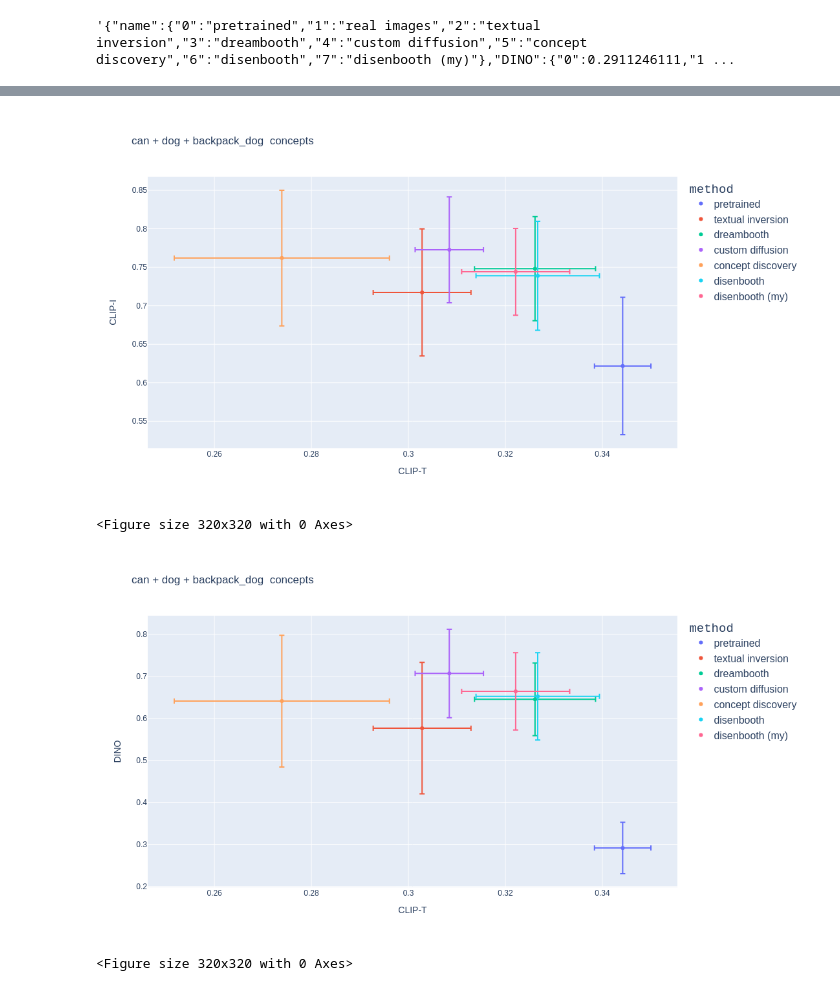
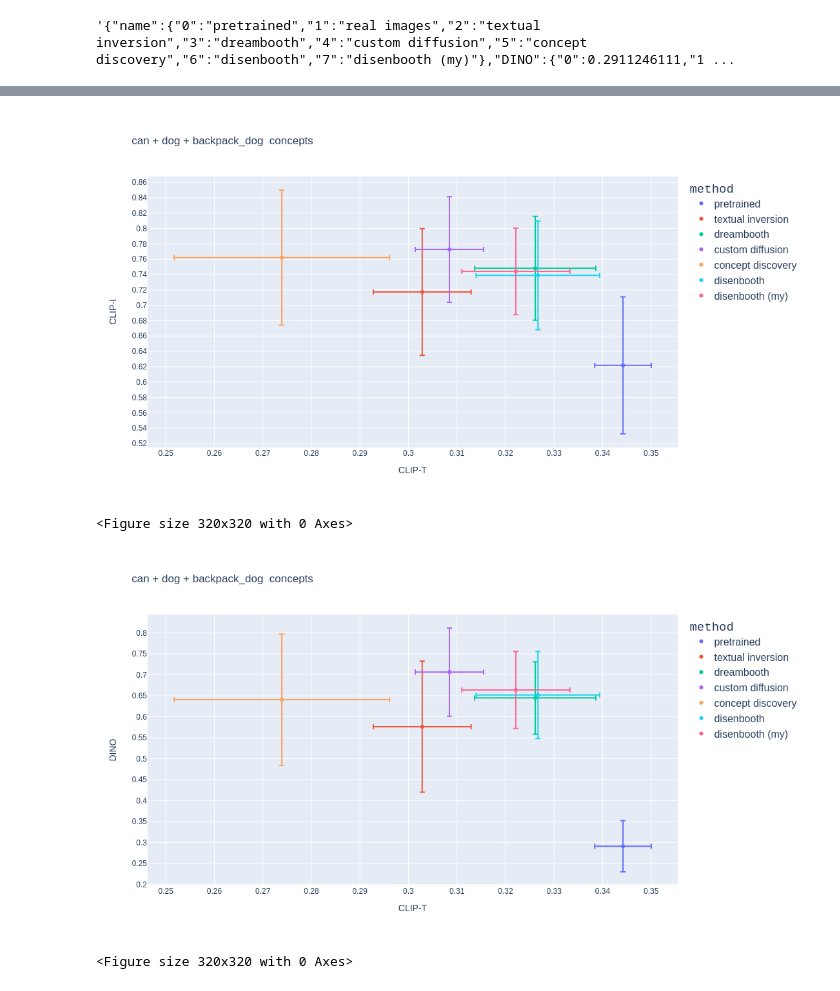
Before and after one commit to AIshutin/subject-driven-gen-eval, a Jupyter notebook: metrics_visualization.ipynb, the cells around one changed output, grey strips where cells are left out. Saved outputs shown, nothing was run; the diff lists cells and outputs as text; code cells hidden in the pictures.

Commit message:
add more plots

```diff
--- a/metrics_visualization.ipynb
+++ b/metrics_visualization.ipynb
@@ -63,19 +53,34 @@ backpack_dog
 # %%
+import pandas as pd
+import json
+
 # name
 entities = ('can', 'dog', 'backpack_dog')
 
-metrics = ["DINO", "CLIP-I", "CLIP-T"]
+metrics = ["DINO", "CLIP-I", "CLIP-T", "DIV"]
 
 columns = ['name'] + metrics
 
 table = []
+
+# Function to apply bold text for max values
+def highlight_max(s):
+    '''
+    Highlight the maximum in a Series yellow.
+    '''
+    if s.name == 'name':
+        return [''] * len(s)
+    else:
+        is_max = s == s[2:].max()
+        return ['font-weight: bold' if v else '' for v in is_max]
+
 
 for entity in entities:
     for metric in metrics:
         columns.append(metric + f' [{entity}]')
     data = [
         ("pretrained", f"evaluation_results/{entity}-baseline-eval.json"),
-        ("real images", f"evaluation_results/{entity}-realimages-eval.json"),
+    #    ("real images", f"evaluation_results/{entity}-realimages-eval.json"),
         ("textual inversion", f"evaluation_results/{entity}-textual_inversion-eval.json"),
         ("dreambooth", f"evaluation_results/{entity}-dreambooth-eval.json"),
         ("custom diffusion", f"evaluation_results/{entity}-custom_diffusion-eval.json"),
@@ -86,9 +91,12 @@ for entity in entities:
     if len(table) == 0:
         table = [[el[0]] + [0] * len(metrics) for el in data]
     for i, (name, path) in enumerate(data):
-        curr = pd.read_json(path, lines=True).mean()
+        j = json.load(open(path))
         for metric in metrics:
-            table[i].append(curr.get(metric, 0))
+            table[i].append(j[metric])
+        #curr = pd.read_json(path, lines=True, dtype={'per_prompt': 'str'}).mean()
+        # for metric in metrics:
+        #    table[i].append(curr.get(metric, 0))
 
 df = pd.DataFrame(table, columns=columns)
 
@@ -172,5 +188,8 @@ fig.update_layout(showlegend=True, legend=dict(
     )
 ))
 
+fig.update_yaxes(nticks=20)
+fig.update_xaxes(nticks=20)
+
 fig.show()
 # %% [output]
@@ -178,4 +196,4 @@ fig.show()
-[figure, old version]
+[figure, new version]
 <Figure size 320x320 with 0 Axes>
 # %%
 import plotly.express as px
@@ -186,7 +204,7 @@ from matplotlib.pyplot import figure
 figure(figsize=(4, 4), dpi=80)
 
 #pio.renderers.default='notebook'
-entity = "can + dog + backpack_dog "
+entity = "can + dog + backpack_dog"
 dfc = df[df['name'] != 'real images']
 fig = px.scatter(dfc, color='name', y='DINO', x='CLIP-T', title=f'{entity} concepts', width=600, height=600,
                  error_y=dfc[['DINO [can]', 'DINO [dog]', 'DINO [backpack_dog]']].std(axis=1),
@@ -203,8 +221,10 @@ fig.update_layout(showlegend=True, legend=dict(
         size=16
     )
 ))
+fig.update_yaxes(nticks=20)
+fig.update_xaxes(nticks=20)
 
 fig.show()
 # %% [output]
-[figure, old version]
+[figure, new version]
 <Figure size 320x320 with 0 Axes>
```
Also changed, not shown: parts of 18 cells of this notebook, 4 other files.
